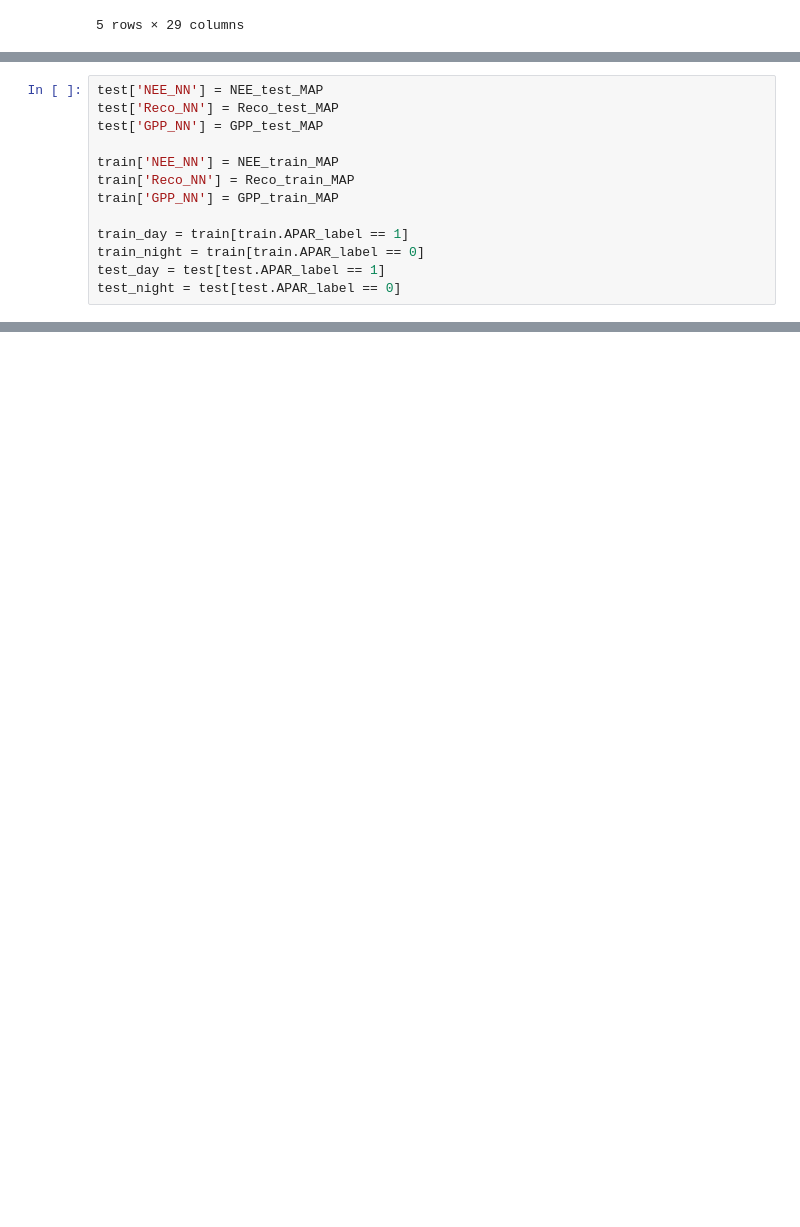
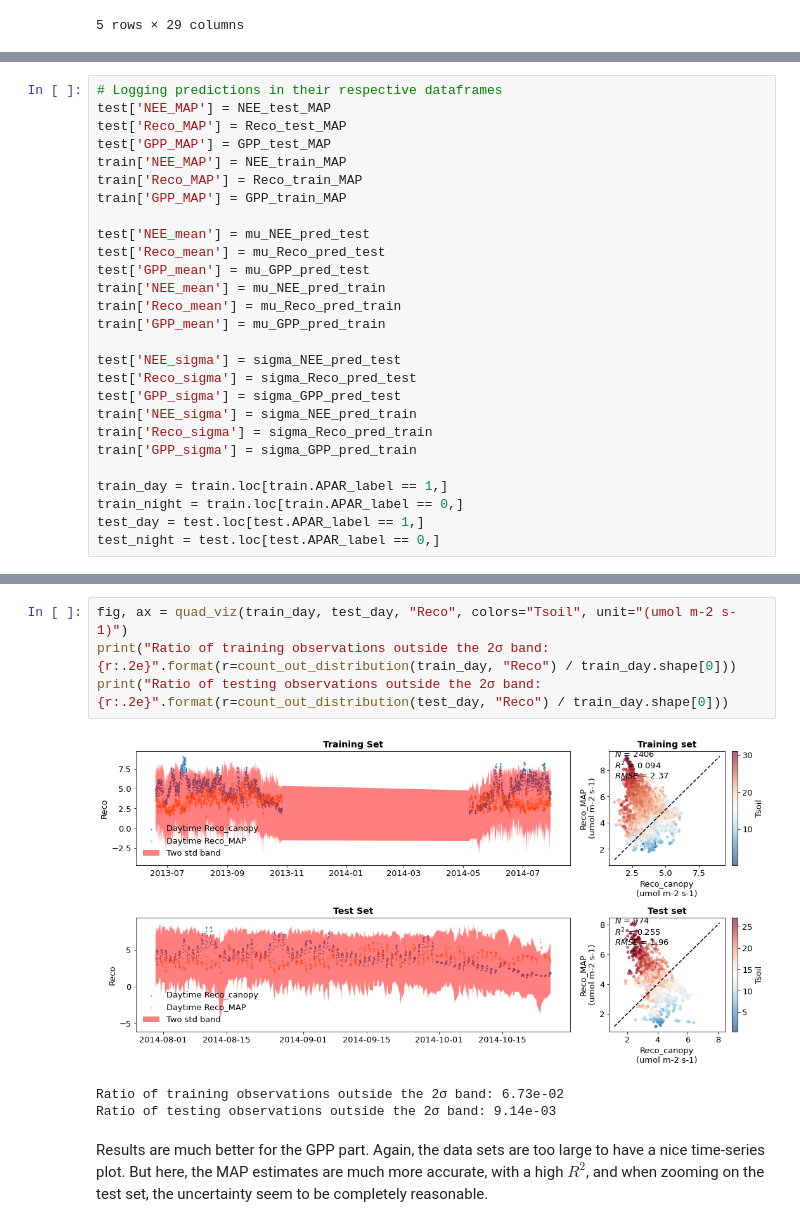
Before and after one commit to PierreTsr/FluxPartitioning, a Jupyter notebook: src/flux_NN.ipynb, the cells around one changed output, grey strips where cells are left out. Cells and saved outputs as stored; diff of their text form; blank space fills up the shorter version.

```diff
--- a/src/flux_NN.ipynb
+++ b/src/flux_NN.ipynb
@@ -355,13 +396,27 @@ def diag_line(x, y, ax, SIF=False, color='black', xy=(.05, .76)):
 # %%
-test['NEE_NN'] = NEE_test_MAP
-test['Reco_NN'] = Reco_test_MAP
-test['GPP_NN'] = GPP_test_MAP
+# Logging predictions in their respective dataframes
+test['NEE_MAP'] = NEE_test_MAP
+test['Reco_MAP'] = Reco_test_MAP
+test['GPP_MAP'] = GPP_test_MAP
+train['NEE_MAP'] = NEE_train_MAP
+train['Reco_MAP'] = Reco_train_MAP
+train['GPP_MAP'] = GPP_train_MAP
 
-train['NEE_NN'] = NEE_train_MAP
-train['Reco_NN'] = Reco_train_MAP
-train['GPP_NN'] = GPP_train_MAP
+test['NEE_mean'] = mu_NEE_pred_test
+test['Reco_mean'] = mu_Reco_pred_test
+test['GPP_mean'] = mu_GPP_pred_test
+train['NEE_mean'] = mu_NEE_pred_train
+train['Reco_mean'] = mu_Reco_pred_train
+train['GPP_mean'] = mu_GPP_pred_train
 
-train_day = train[train.APAR_label == 1]
-train_night = train[train.APAR_label == 0]
-test_day = test[test.APAR_label == 1]
-test_night = test[test.APAR_label == 0]
+test['NEE_sigma'] = sigma_NEE_pred_test
+test['Reco_sigma'] = sigma_Reco_pred_test
+test['GPP_sigma'] = sigma_GPP_pred_test
+train['NEE_sigma'] = sigma_NEE_pred_train
+train['Reco_sigma'] = sigma_Reco_pred_train
+train['GPP_sigma'] = sigma_GPP_pred_train
+
+train_day = train.loc[train.APAR_label == 1,]
+train_night = train.loc[train.APAR_label == 0,]
+test_day = test.loc[test.APAR_label == 1,]
+test_night = test.loc[test.APAR_label == 0,]
@@ -533,0 +432,10 @@ np.log(1/np.sqrt(np.var(parameters[:,-2])/2))
+# %%
+fig, ax = quad_viz(train_day, test_day, "Reco", colors="Tsoil", unit="(umol m-2 s-1)")
+print("Ratio of training observations outside the 2σ band: {r:.2e}".format(r=count_out_distribution(train_day, "Reco") / train_day.shape[0]))
+print("Ratio of testing observations outside the 2σ band: {r:.2e}".format(r=count_out_distribution(test_day, "Reco") / train_day.shape[0]))
+# %% [output]
+[figure, added]
+Ratio of training observations outside the 2σ band: 6.73e-02
+Ratio of testing observations outside the 2σ band: 9.14e-03
+# %% [markdown]
+Results are much better for the GPP part. Again, the data sets are too large to have a nice time-series plot. But here, the MAP estimates are much more accurate, with a high $R^2$, and when zooming on the test set, the uncertainty seem to be completely reasonable.
```
Also changed, not shown: parts of 48 cells of this notebook, 2 other files.
